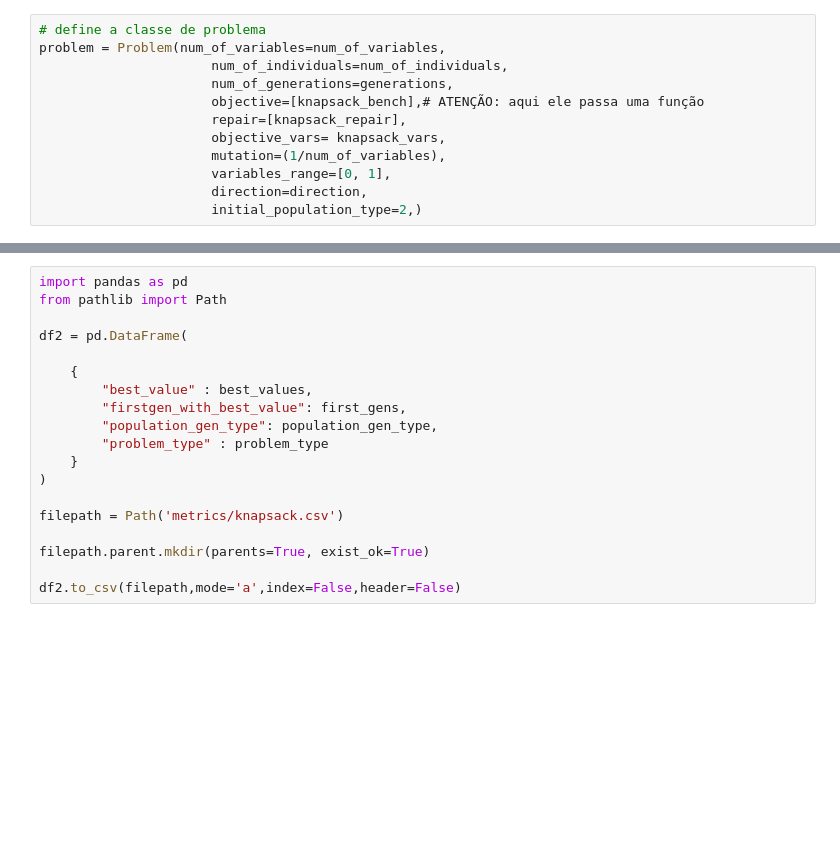
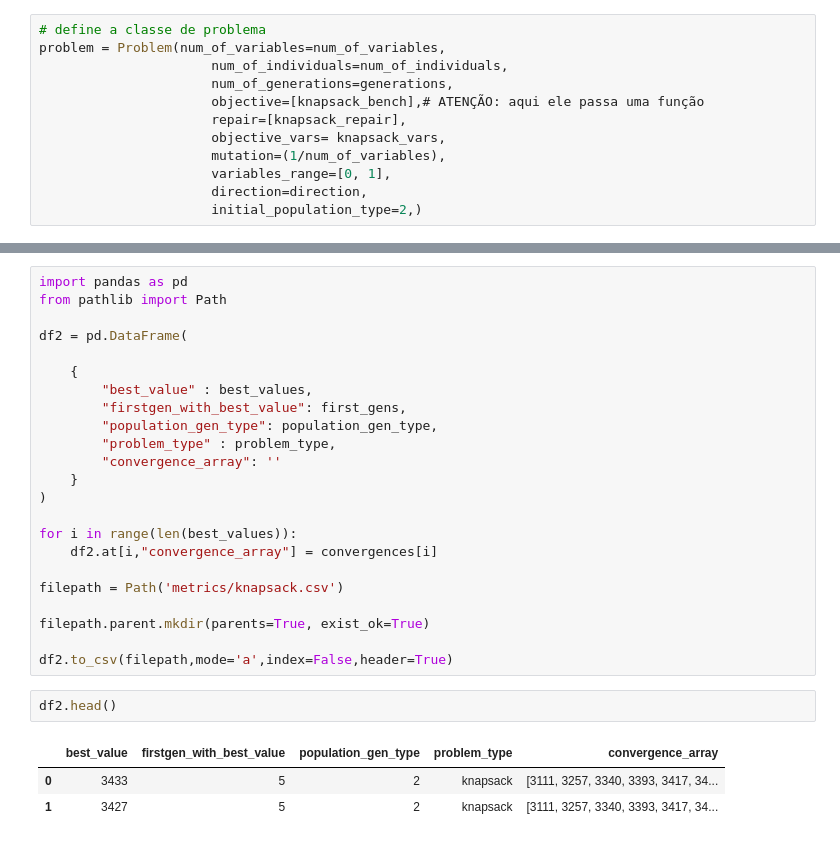
Before and after one commit to mbdemoraes/idlhc-code, a Jupyter notebook: main.ipynb, the cells around one changed output, grey strips where cells are left out. Saved outputs shown, nothing was run; the diff lists cells and outputs as text; blank space fills up the shorter version.

```diff
--- a/main.ipynb
+++ b/main.ipynb
@@ -122,12 +165,22 @@ df2 = pd.DataFrame(
         "best_value" : best_values,
         "firstgen_with_best_value": first_gens,
         "population_gen_type": population_gen_type,
-        "problem_type" : problem_type
+        "problem_type" : problem_type,
+        "convergence_array": ''
     }
 )
+
+for i in range(len(best_values)):
+    df2.at[i,"convergence_array"] = convergences[i]
 
 filepath = Path('metrics/knapsack.csv')
 
 filepath.parent.mkdir(parents=True, exist_ok=True)
 
-df2.to_csv(filepath,mode='a',index=False,header=False)
+df2.to_csv(filepath,mode='a',index=False,header=True)
+# %%
+df2.head()
+# %% [output]
+|  | best_value | firstgen_with_best_value | population_gen_type | problem_type | convergence_array |
+| 0 | 3433 | 5 | 2 | knapsack | [3111, 3257, 3340, 3393, 3417, 34... |
+| 1 | 3427 | 5 | 2 | knapsack | [3111, 3257, 3340, 3393, 3417, 34... |
```
Also changed, not shown: parts of 5 cells of this notebook, 3 other files.
